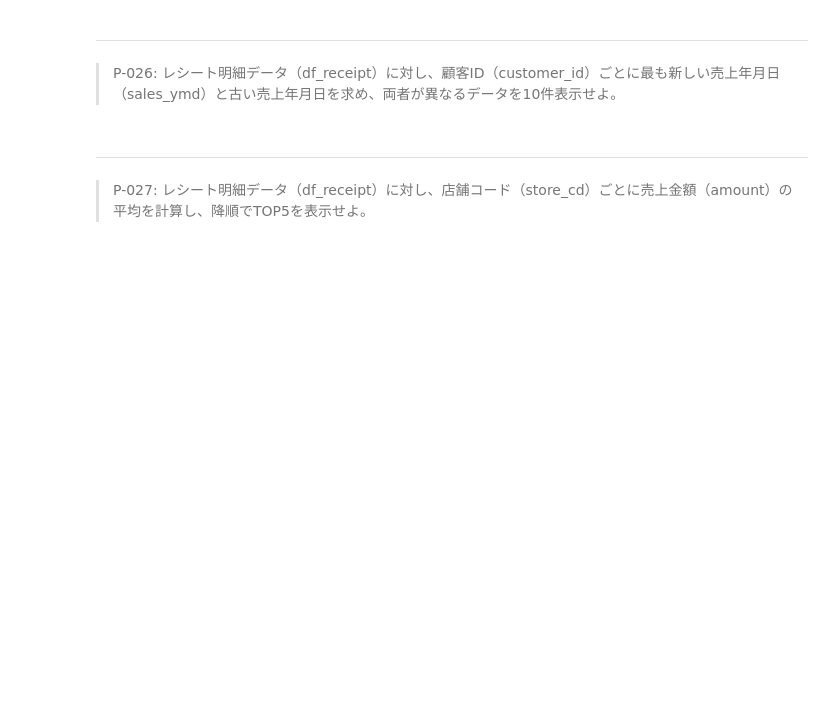
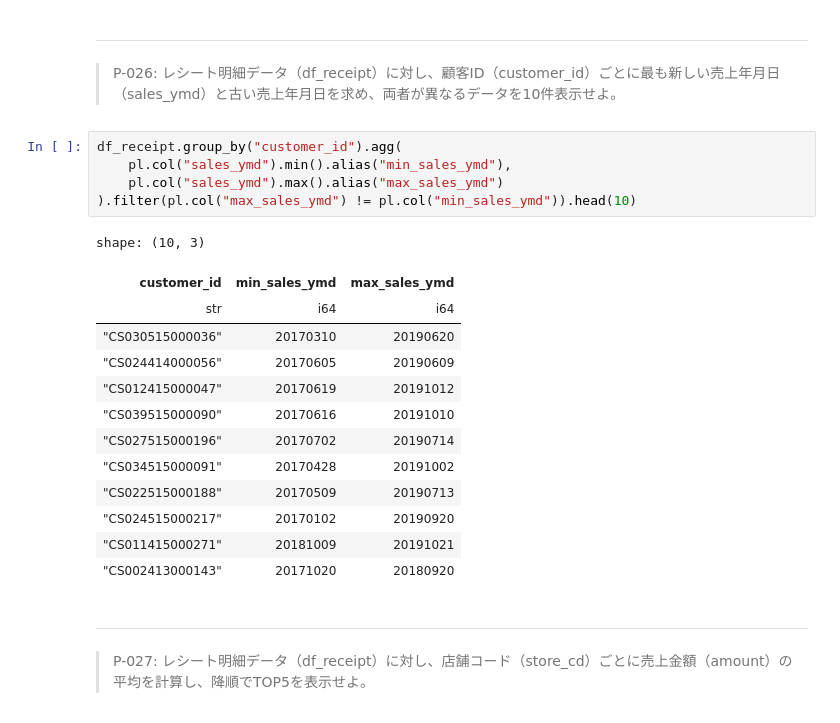
Before and after one commit to seiya8/polars100, a Jupyter notebook: knock.ipynb, the cells around one changed output. Drawn from its saved outputs; the diff is of its cells as text; blank space fills up the shorter version.

```diff
--- a/knock.ipynb
+++ b/knock.ipynb
@@ -417,6 +470,25 @@ df_receipt.select("customer_id").n_unique()
 # %% [markdown]
 ---
 > P-026: レシート明細データ（df_receipt）に対し、顧客ID（customer_id）ごとに最も新しい売上年月日（sales_ymd）と古い売上年月日を求め、両者が異なるデータを10件表示せよ。
+# %%
+df_receipt.group_by("customer_id").agg(
+    pl.col("sales_ymd").min().alias("min_sales_ymd"),
+    pl.col("sales_ymd").max().alias("max_sales_ymd")
+).filter(pl.col("max_sales_ymd") != pl.col("min_sales_ymd")).head(10)
+# %% [output]
+shape: (10, 3)
+| customer_id | min_sales_ymd | max_sales_ymd |
+| str | i64 | i64 |
+| "CS030515000036" | 20170310 | 20190620 |
+| "CS024414000056" | 20170605 | 20190609 |
+| "CS012415000047" | 20170619 | 20191012 |
+| "CS039515000090" | 20170616 | 20191010 |
+| "CS027515000196" | 20170702 | 20190714 |
+| "CS034515000091" | 20170428 | 20191002 |
+| "CS022515000188" | 20170509 | 20190713 |
+| "CS024515000217" | 20170102 | 20190920 |
+| "CS011415000271" | 20181009 | 20191021 |
+| "CS002413000143" | 20171020 | 20180920 |
 # %% [markdown]
 ---
 > P-027: レシート明細データ（df_receipt）に対し、店舗コード（store_cd）ごとに売上金額（amount）の平均を計算し、降順でTOP5を表示せよ。
```
Also changed, not shown: parts of 9 cells of this notebook.
